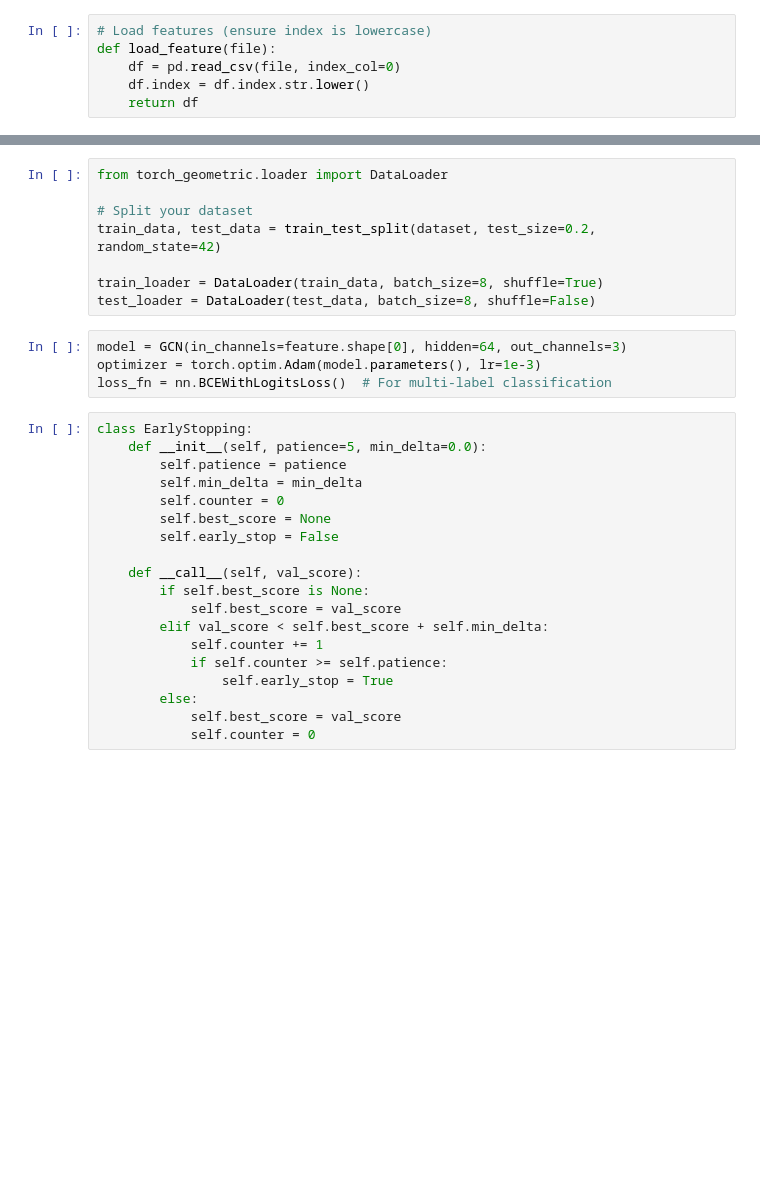
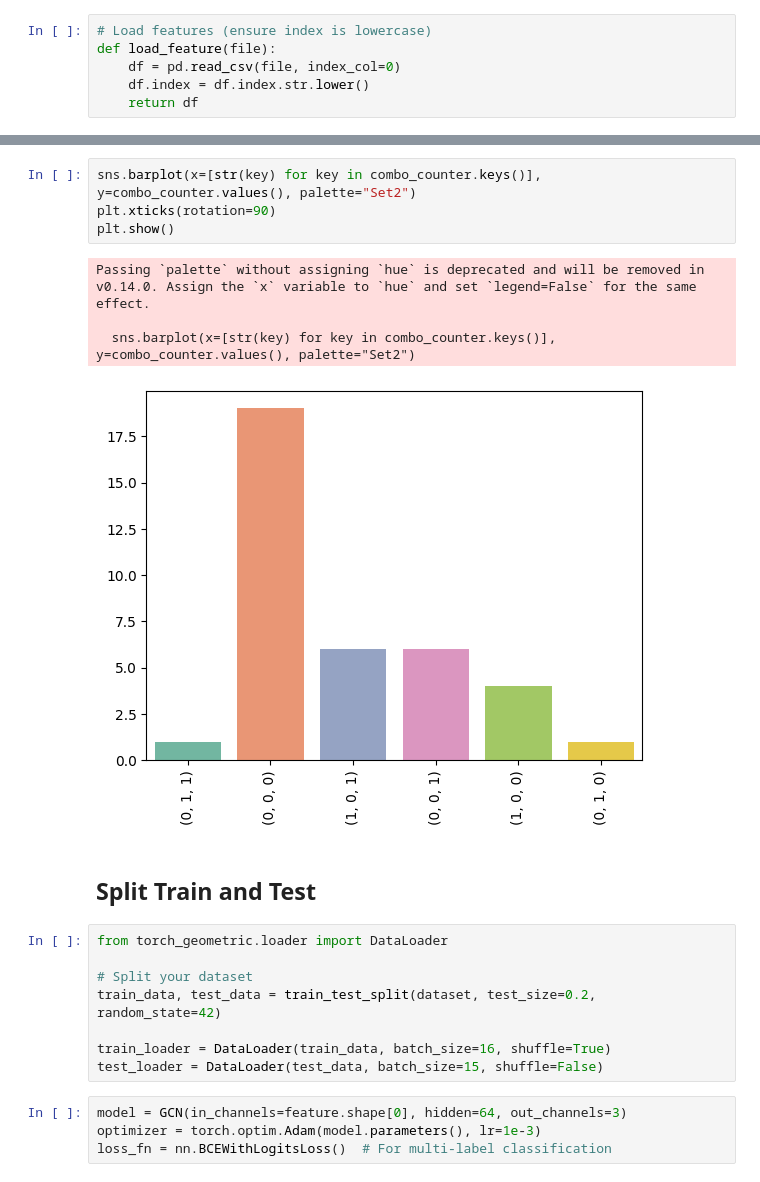
Before and after one commit to patorsiang/rugpull-detection-msc-kent-2025, a Jupyter notebook: notebooks/3_baseline/5_txn_gcn_model.ipynb, the cells around one changed output, grey strips where cells are left out. Drawn from its saved outputs; the diff is of its cells as text; blank space fills up the shorter version.

```diff
--- a/notebooks/3_baseline/5_txn_gcn_model.ipynb
+++ b/notebooks/3_baseline/5_txn_gcn_model.ipynb
@@ -97,31 +189,23 @@ for i, (address, graph_data) in enumerate(data.items()):
+# %%
+sns.barplot(x=[str(key) for key in combo_counter.keys()], y=combo_counter.values(), palette="Set2")
+plt.xticks(rotation=90)
+plt.show()
+# %% [output]
+Passing `palette` without assigning `hue` is deprecated and will be removed in v0.14.0. Assign the `x` variable to `hue` and set `legend=False` for the same effect.
+
+  sns.barplot(x=[str(key) for key in combo_counter.keys()], y=combo_counter.values(), palette="Set2")
+[figure, added]
+# %% [markdown]
+## Split Train and Test
 # %%
 from torch_geometric.loader import DataLoader
 
 # Split your dataset
 train_data, test_data = train_test_split(dataset, test_size=0.2, random_state=42)
 
-train_loader = DataLoader(train_data, batch_size=8, shuffle=True)
-test_loader = DataLoader(test_data, batch_size=8, shuffle=False)
+train_loader = DataLoader(train_data, batch_size=16, shuffle=True)
+test_loader = DataLoader(test_data, batch_size=15, shuffle=False)
 # %%
 model = GCN(in_channels=feature.shape[0], hidden=64, out_channels=3)
 optimizer = torch.optim.Adam(model.parameters(), lr=1e-3)
 loss_fn = nn.BCEWithLogitsLoss()  # For multi-label classification
-# %%
-class EarlyStopping:
-    def __init__(self, patience=5, min_delta=0.0):
-        self.patience = patience
-        self.min_delta = min_delta
-        self.counter = 0
-        self.best_score = None
-        self.early_stop = False
-
-    def __call__(self, val_score):
-        if self.best_score is None:
-            self.best_score = val_score
-        elif val_score < self.best_score + self.min_delta:
-            self.counter += 1
-            if self.counter >= self.patience:
-                self.early_stop = True
-        else:
-            self.best_score = val_score
-            self.counter = 0
```
Also changed, not shown: parts of 15 cells of this notebook.
